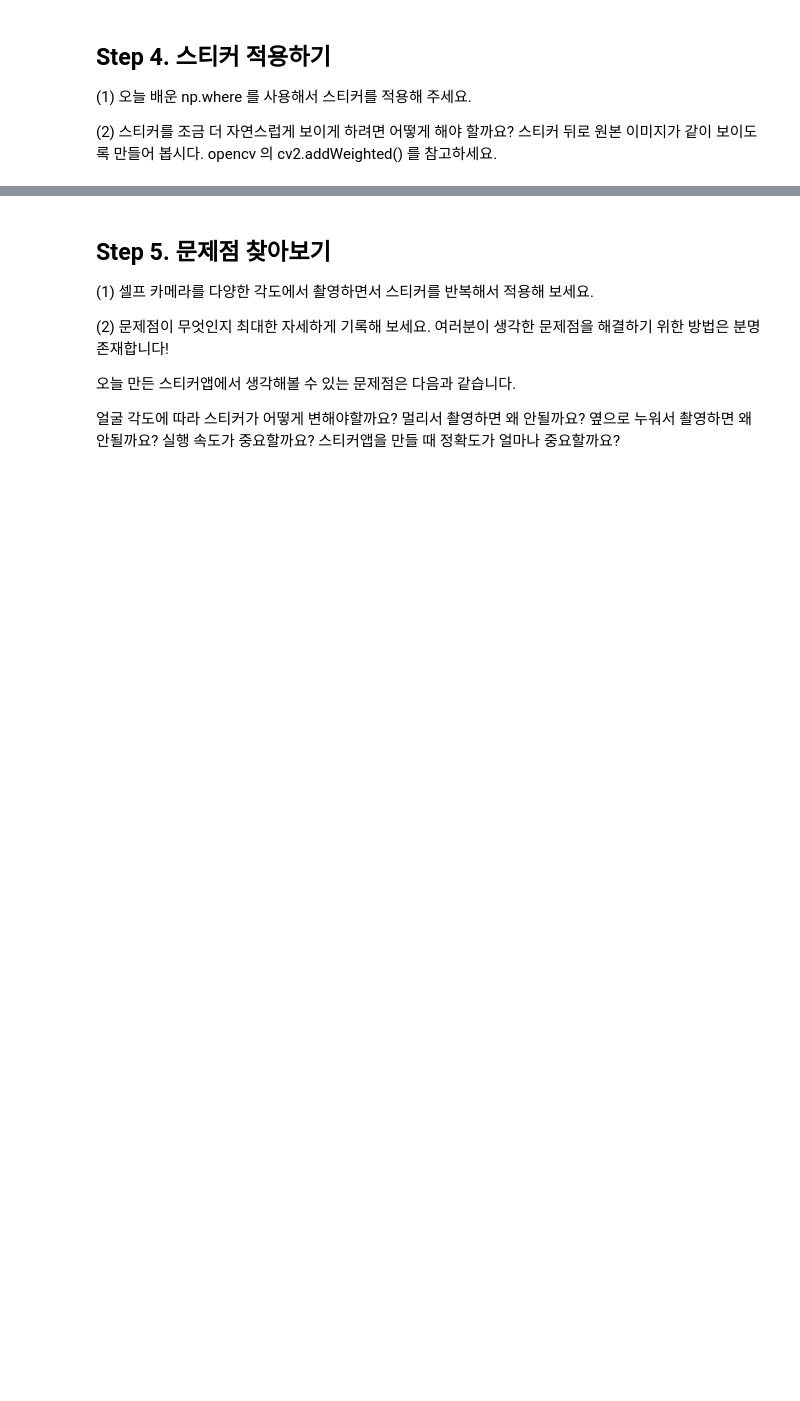
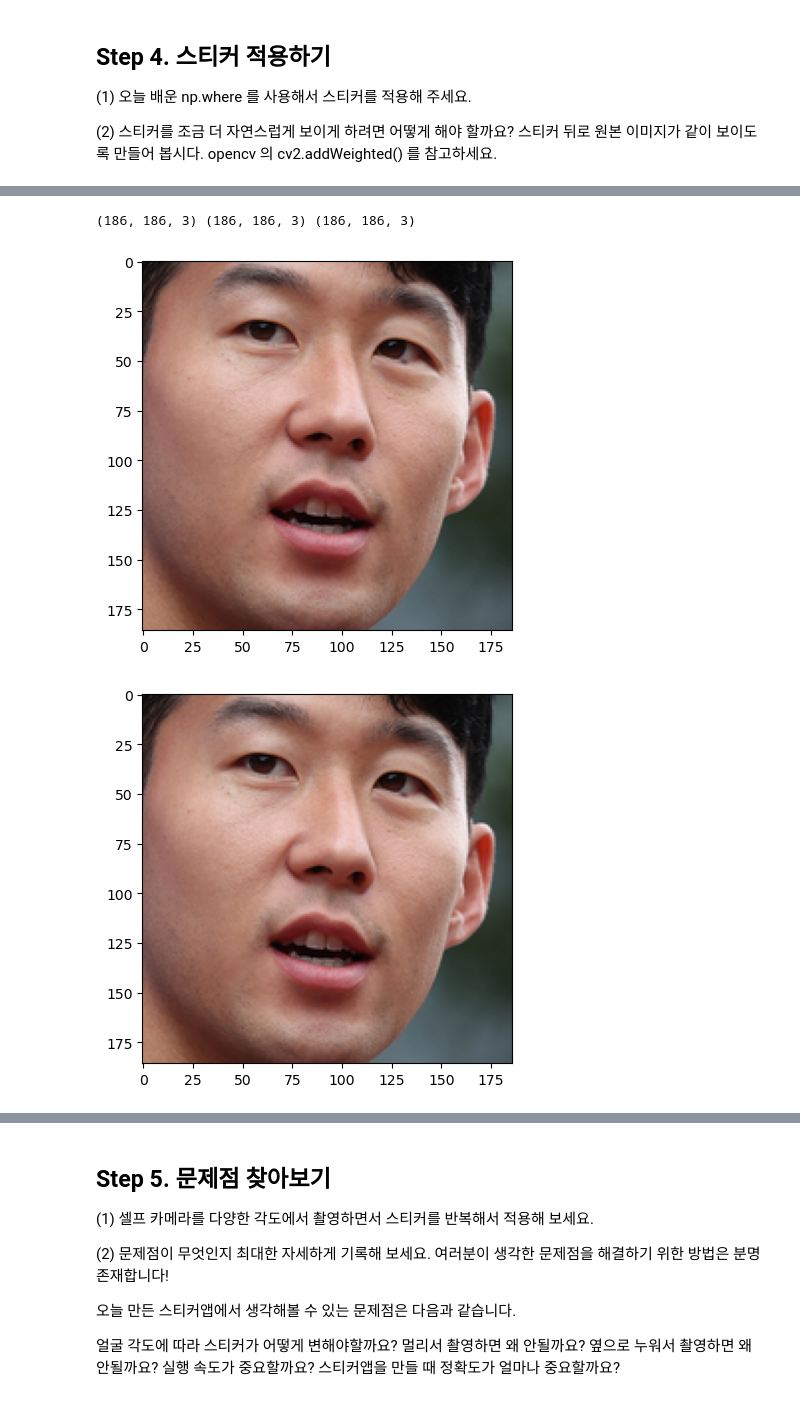
Before and after one commit to feelinppl/Aiffel_RS, a Jupyter notebook: 230103_AIFFEL_EXPL_project7_CrownSticker.ipynb, the cells around one changed output, grey strips where cells are left out. Saved outputs shown, nothing was run; the diff lists cells and outputs as text; code cells hidden in the pictures; blank space fills up the shorter version.

```diff
--- a/230103_AIFFEL_EXPL_project7_CrownSticker.ipynb
+++ b/230103_AIFFEL_EXPL_project7_CrownSticker.ipynb
@@ -140,16 +124,10 @@ for dlib_rect, landmark in zip(dlib_rects, list_landmarks): # 얼굴 영역을
 (x,y) : (231,133)
 (w,h) : (186,186)
 # %%
-# x,y,w,h 모두 위에서 반복문 안에서 지정해준 값임
-# x는 이미지에서 코 부위의 x값 = 231
-# y는 이미지에서 코 부위의 y값 = 146
-# w는 얼굴 영역의 가로를 차지하는 픽셀의 수 = 187
-# h는 얼굴 영역의 가로를 차지하는 픽셀의 수 = 187
-refined_x = x - w // 2 # 231 - (186//2) = 231-93 = 138
-refined_y = y - h # 133-186 = -98
+print("w:", w, "h: ", h)
+refined_x = x - int(w // 2)
+refined_y = y # 133-186 = -98
 # 원본 이미지에 스티커 이미지를 추가하기 위해서 x, y 좌표를 조정합니다. 이미지 시작점은 top-left 좌표이기 때문입니다.
 # 즉, refined_x, refined_y값에서 왕관 이미지가 시작됨
 print (f'(x,y) : ({refined_x},{refined_y})') # 음수 발생 : 이미지 범위를 벗어남
-# 우리는 현재 이마 자리에 왕관을 두고 싶은건데, 이마위치 - 왕관 높이를 했더니 이미지의 범위를 초과하여 음수가 나오는 것
-# opencv는 ndarray데이터를 사용하는데, ndarray는 음수인덱스에 접근 불가하므로 스티커 이미지를 잘라 줘야 한다.
 # %% [output]
@@ -215,0 +151,15 @@ plt.show()
+# %%
+
+# 수염을 적용할 얼굴 부분만 따로 지정하여 확이함
+sticker_area = img_show_rgb_pure[refined_x:refined_x+img_sticker.shape[0], refined_y:refined_y+img_sticker.shape[1]]
+face_photo = img_show_rgb_pure[refined_x: refined_x + sticker_area.shape[0], refined_y: refined_y + sticker_area.shape[1]]
+mask = face_photo.astype(bool)
+print(face_photo.shape, sticker_area.shape, mask.shape)
+plt.imshow(face_photo)
+plt.show()
+plt.imshow(sticker_area)
+plt.show()
+# %% [output]
+(186, 186, 3) (186, 186, 3) (186, 186, 3)
+[figure, added]
+[figure, added]
```
Also changed, not shown: parts of 13 cells of this notebook, 6 other files.
